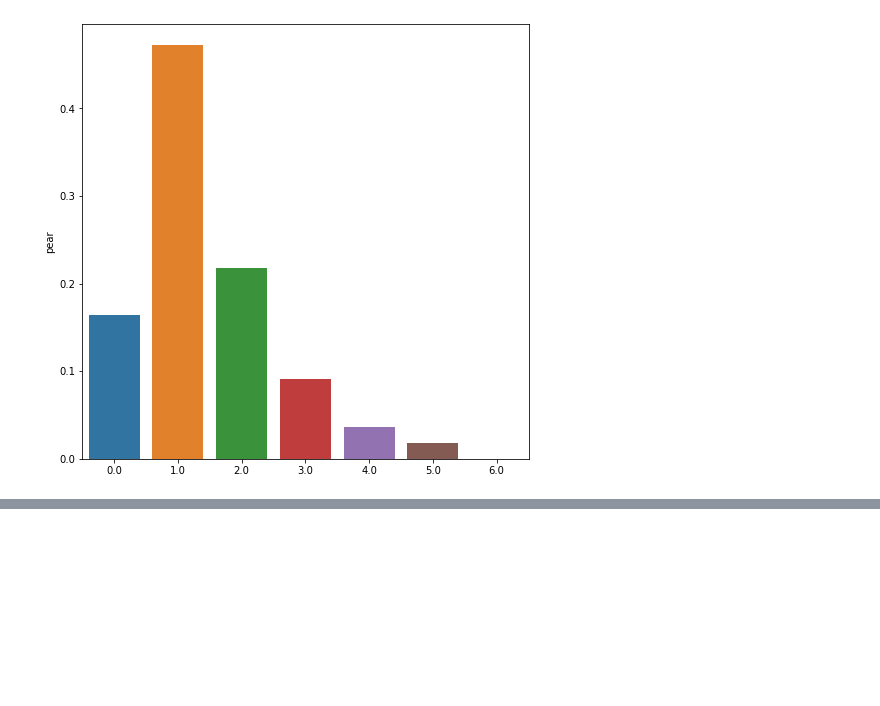
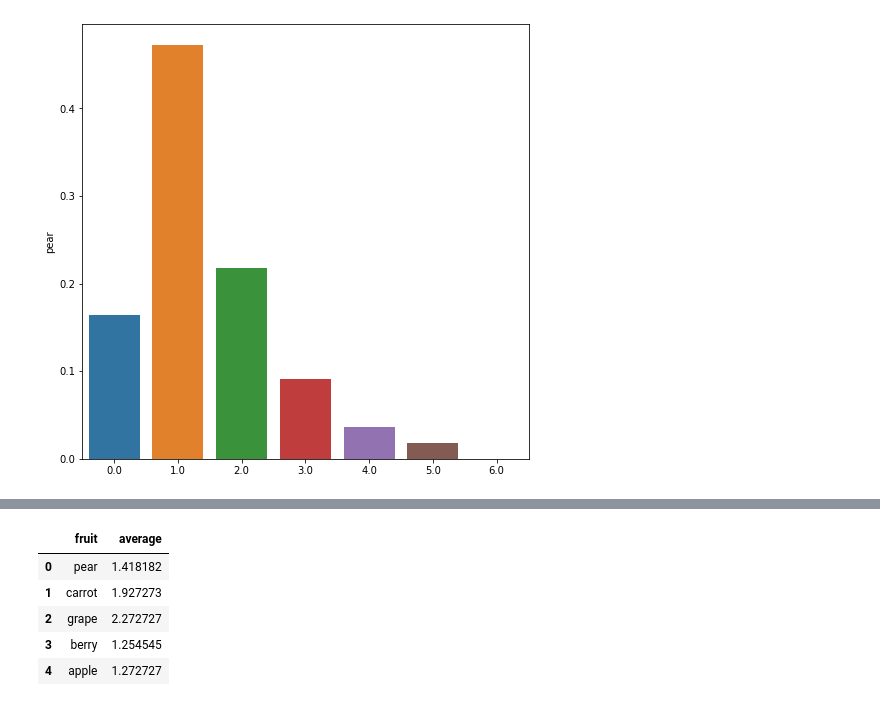
Before and after one commit to wonderbug2020/Data_Snacks, a Jupyter notebook: Data_Retrival/Data_view.ipynb, the cells around one changed output, grey strips where cells are left out. Drawn from its saved outputs; the diff is of its cells as text; code cells hidden in the pictures; blank space fills up the shorter version.

```diff
--- a/Data_Retrival/Data_view.ipynb
+++ b/Data_Retrival/Data_view.ipynb
@@ -126,0 +132,9 @@ sns.barplot(x=val_counts.index,y=val_counts.pear,ax=axes[0,0]);
+# %%
+df_mean
+# %% [output]
+|  | fruit | average |
+| 0 | pear | 1.418182 |
+| 1 | carrot | 1.927273 |
+| 2 | grape | 2.272727 |
+| 3 | berry | 1.254545 |
+| 4 | apple | 1.272727 |
```
Also changed, not shown: parts of 3 cells of this notebook.
